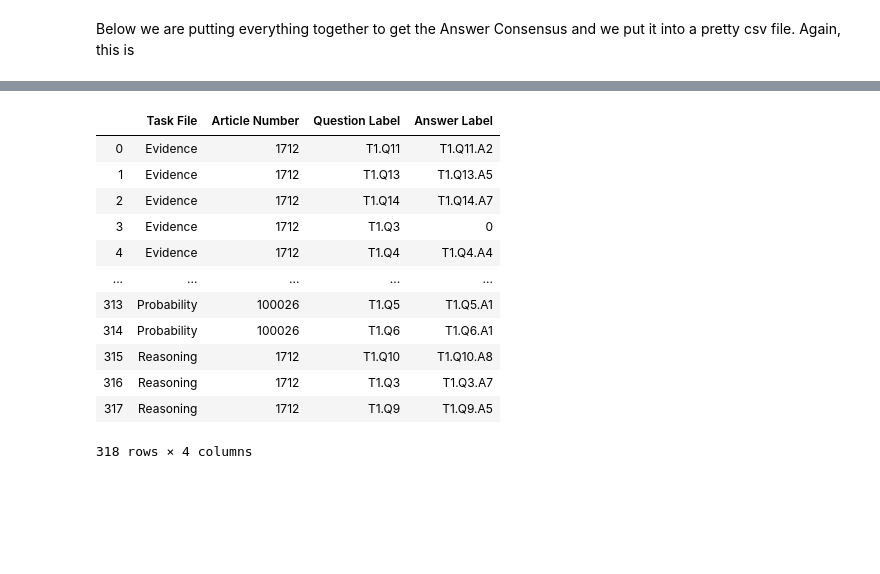
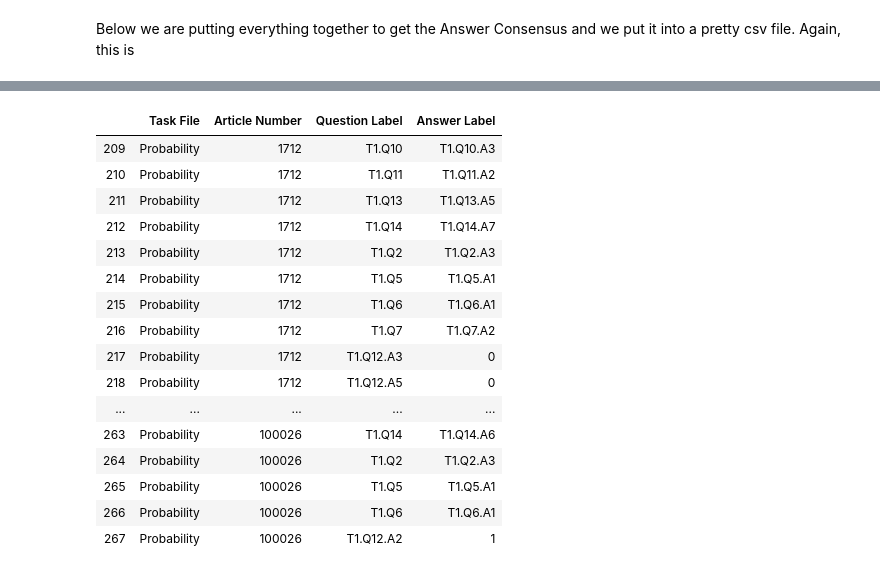
Before and after one commit to ewendai/PublicEditorMASC, a Jupyter notebook: convergence/Answer_Consensus.ipynb, the cells around one changed output, grey strips where cells are left out. Drawn from its saved outputs; the diff is of its cells as text; code cells hidden in the pictures; blank space fills up the shorter version.

Commit message:
fix answer_consensus

```diff
--- a/convergence/Answer_Consensus.ipynb
+++ b/convergence/Answer_Consensus.ipynb
@@ -48,3 +44,9 @@ Again, we aren't using the schemas anymore.
+# %%
+# Currently this dict will be mutated by later code due to simplicity
+multi_choice = {"Evidence": ["T1.Q2"],
+                "Language": ["T1.Q1", "T1.Q6"],
+                "Probability": ["T1.Q12"],
+                "Reasoning": ["T1.Q1", "T1.Q2", "T1.Q3", "T1.Q6"]}
 # %% [markdown]
 The following code takes in the data and organizes it based on contributor ID. It shows which questions each user had reached as well as their answers to those respective questions.
 # %%
@@ -85,19 +87,17 @@ article_id: article_number in df
 Return:
     A pandas dataframe similiar to the format of 2019 feeds
 '''
-def getArticle(df, article_id):
+def getArticle(df, article_id, task):
     article = df[df['article_number'] == article_id]
     #We use quiz_taskrun_uuid as dummy index, since it is a primary index for 2019 feed
     tbl = pd.pivot_table(article, values='answer_label', index='quiz_taskrun_uuid', columns='question_label', aggfunc=list)
     for col in tbl.columns:
-        helper = tbl[col].apply(lambda x: len(x) if type(x) == list else 0)
-        if max(helper) <= 1: #just unwrap from list if everyone only choose one answer
-            tbl[col] = tbl[col].apply(lambda x: x[0] if type(x) == list else 0)
-        else:
+        if col in multi_choice[task]:
             encoded = hotcode_multiple_choices(tbl[col])
             for col_ in encoded.columns:
+                if col_ not in multi_choice[task]:
+                    multi_choice[task].append(col_)
                 tbl[col_] = encoded[col_]
-#             tbl = pd.concat([tbl, encoded], axis=0, join='inner', sort=False)
             tbl = tbl.drop(labels=col, axis=1)
     return tbl
 # %% [markdown]
@@ -118,3 +120,9 @@ def strToInt(lst):
+# %%
+def agg(series):
+    ret = []
+    for elem in series:
+        ret += elem
+    return ret
 # %% [markdown]
 Below we are putting everything together to get the Answer Consensus and we put it into a pretty csv file. Again, this is
 # %%
@@ -123,15 +131,15 @@ lst=[]
 
 for t in tasks:
     for df_master in dfs[t]:
+        for article_id in df_master['article_number'].unique():
+            df_q = getArticle(df_master, article_id, t)
+            for q in df_q.columns[1:]:
+                # TODO: SOME PROCESS HERE
+                helper = df_q[q].dropna()
+                if q not in multi_choice[t]:
+                    helper = agg(helper)
+                print('Task File:', t, 'Article Number:', article_id, 'Question:', q, 'Answer:', getConsensus(helper))
+                lst.append([t, article_id, q, getConsensus(helper)])
 
-        for article_id in df_master['article_number'].unique():
-            df_q = getArticle(df_master, article_id)
-
-            for q in df_q.columns[1:]:
-                if len(df_q[q].dropna().unique()) < 20:
-                    answers = df_q[q].dropna()
-                    print('Task File:', t, 'Article Number:', article_id, 'Question:', q, 'Answer:', getConsensus(answers))
-                    #problem might be here
-                    lst.append([t, article_id, q, getConsensus(answers)])
 consensus_df = pd.DataFrame(lst, columns=cols)
 # %% [output]
@@ -175,18 +163,22 @@ lst
-# %%
-consensus_df
-# %% [output]
-|  | Task File | Article Number | Question Label | Answer Label |
-| 0 | Evidence | 1712 | T1.Q11 | T1.Q11.A2 |
-| 1 | Evidence | 1712 | T1.Q13 | T1.Q13.A5 |
-| 2 | Evidence | 1712 | T1.Q14 | T1.Q14.A7 |
-| 3 | Evidence | 1712 | T1.Q3 | 0 |
-| 4 | Evidence | 1712 | T1.Q4 | T1.Q4.A4 |
-| ... | ... | ... | ... | ... |
-| 313 | Probability | 100026 | T1.Q5 | T1.Q5.A1 |
-| 314 | Probability | 100026 | T1.Q6 | T1.Q6.A1 |
-| 315 | Reasoning | 1712 | T1.Q10 | T1.Q10.A8 |
-| 316 | Reasoning | 1712 | T1.Q3 | T1.Q3.A7 |
-| 317 | Reasoning | 1712 | T1.Q9 | T1.Q9.A5 |
-318 rows × 4 columns
+# %%
+consensus_df[consensus_df['Task File'] == 'Probability']
+# %% [output]
+|  | Task File | Article Number | Question Label | Answer Label |
+| 209 | Probability | 1712 | T1.Q10 | T1.Q10.A3 |
+| 210 | Probability | 1712 | T1.Q11 | T1.Q11.A2 |
+| 211 | Probability | 1712 | T1.Q13 | T1.Q13.A5 |
+| 212 | Probability | 1712 | T1.Q14 | T1.Q14.A7 |
+| 213 | Probability | 1712 | T1.Q2 | T1.Q2.A3 |
+| 214 | Probability | 1712 | T1.Q5 | T1.Q5.A1 |
+| 215 | Probability | 1712 | T1.Q6 | T1.Q6.A1 |
+| 216 | Probability | 1712 | T1.Q7 | T1.Q7.A2 |
+| 217 | Probability | 1712 | T1.Q12.A3 | 0 |
+| 218 | Probability | 1712 | T1.Q12.A5 | 0 |
+| ... | ... | ... | ... | ... |
+| 263 | Probability | 100026 | T1.Q14 | T1.Q14.A6 |
+| 264 | Probability | 100026 | T1.Q2 | T1.Q2.A3 |
+| 265 | Probability | 100026 | T1.Q5 | T1.Q5.A1 |
+| 266 | Probability | 100026 | T1.Q6 | T1.Q6.A1 |
+| 267 | Probability | 100026 | T1.Q12.A2 | 1 |
 # %%
 consensus_df.to_csv(r'Answer_Consensus.csv')
```
Also changed, not shown: parts of 7 cells of this notebook, 1 other file.
